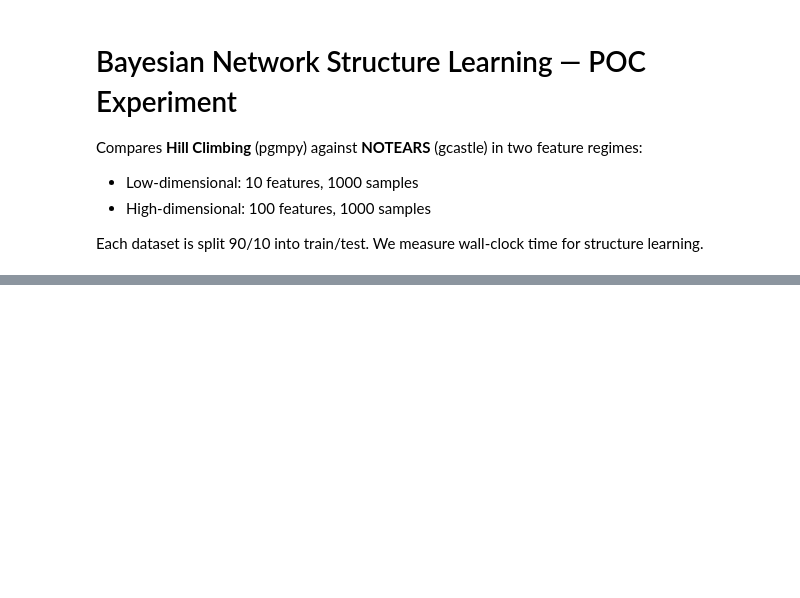
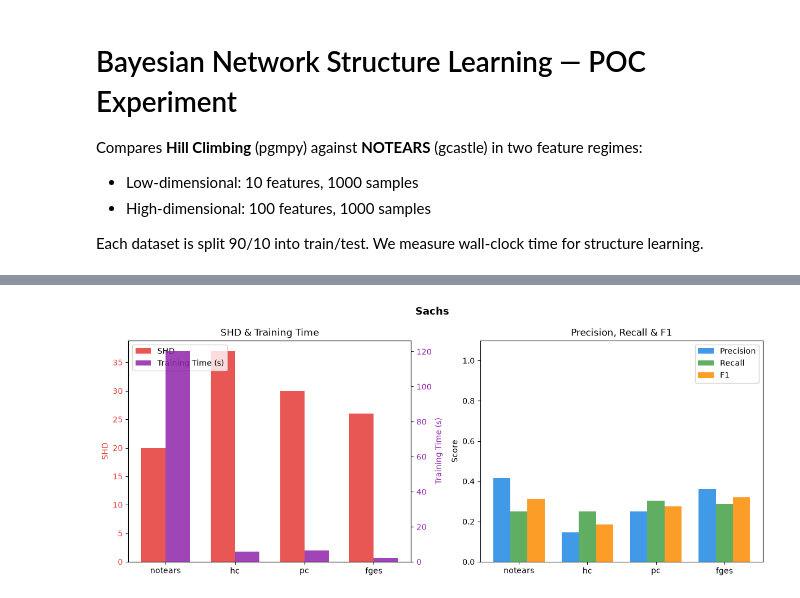
Before and after one commit to Tarekun/bayesian-continuous, a Jupyter notebook: experiment.ipynb, the cells around one changed output, grey strips where cells are left out. Cells and saved outputs as stored; diff of their text form; code cells hidden in the pictures; blank space fills up the shorter version.

```diff
--- a/experiment.ipynb
+++ b/experiment.ipynb
@@ -113,0 +80,14 @@ plt.show()
+# %%
+CHILD_SAMPLES = 10000
+child_df, child_dag  = load_child(CHILD_SAMPLES, seed=SEED)
+print(f"child: {child_df.shape[0]} samples, {child_df.shape[1]} nodes, {len(child_dag.edges())} true edges")
+
+child_notears_result = train_notears(child_df, lambda1=0.5, w_threshold=0.5)
+child_notears_metrics = graph_metrics(child_dag.edges, child_notears_result.edges)
+
+child_hc_result = train_hill_climbing(child_df)
+child_hc_metrics = graph_metrics(child_dag.edges, child_hc_result.edges)
+child_pc_result = train_pc(child_df, ci_test="pearsonr", significance_level=0.001, max_cond_vars=None)
+child_pc_metrics = graph_metrics(child_dag.edges, child_pc_result.edges)
+child_fges_result = train_fges(child_df, method="r2")
+child_fges_metrics = graph_metrics(child_dag.edges, child_fges_result.edges)
@@ -113,0 +116,86 @@ plt.show()
+# %%
+datasets = {
+    "Sachs": {
+        "notears": (sachs_notears_metrics,  sachs_notears_result.elapsed_s),
+        "hc":      (sachs_hc_metrics,       sachs_hc_result.elapsed_s),
+        "pc":      (sachs_pc_metrics,       sachs_pc_result.elapsed_s),
+        "fges":    (sachs_fges_metrics,     sachs_fges_result.elapsed_s),
+    },
+    "Cancer": {
+        "notears": (cancer_notears_metrics, cancer_notears_result.elapsed_s),
+        "hc":      (cancer_hc_metrics,      cancer_hc_result.elapsed_s),
+        "pc":      (cancer_pc_metrics,      cancer_pc_result.elapsed_s),
+        "fges":    (cancer_fges_metrics,    cancer_fges_result.elapsed_s),
+    },
+    "Child": {
+        "notears": (child_notears_metrics,  child_notears_result.elapsed_s),
+        "hc":      (child_hc_metrics,       child_hc_result.elapsed_s),
+        "pc":      (child_pc_metrics,       child_pc_result.elapsed_s),
+        "fges":    (child_fges_metrics,     child_fges_result.elapsed_s),
+    },
+}
+
+ALGORITHMS  = ["notears", "hc", "pc", "fges"]
+SHD_COLOR   = "#E53935"
+TIME_COLOR  = "#8E24AA"
+PRF_COLORS  = {"precision": "#1E88E5", "recall": "#43A047", "f1": "#FB8C00"}
+
+
+def _plot_dataset(title, algo_data):
+    fig, (ax_shd_time, ax_prf) = plt.subplots(1, 2, figsize=(12, 5))
+    fig.suptitle(title, fontsize=13, fontweight="bold")
+
+    x = np.arange(len(ALGORITHMS))
+    w = 0.35
+
+    # left: SHD (left axis) + training time (right axis)
+    ax_time = ax_shd_time.twinx()
+
+    shd_vals  = [algo_data[a][0]["shd"] for a in ALGORITHMS]
+    time_vals = [algo_data[a][1]        for a in ALGORITHMS]
+
+    b_shd  = ax_shd_time.bar(x - w / 2, shd_vals,  w, color=SHD_COLOR,  alpha=0.85, label="SHD")
+    b_time = ax_time.bar(    x + w / 2, time_vals, w, color=TIME_COLOR, alpha=0.85, label="Training Time (s)")
+
+    ax_shd_time.set_xticks(x)
+    ax_shd_time.set_xticklabels(ALGORITHMS)
+    ax_shd_time.set_ylabel("SHD",              color=SHD_COLOR)
+    ax_shd_time.tick_params(axis="y",           labelcolor=SHD_COLOR)
+    ax_time.set_ylabel("Training Time (s)",     color=TIME_COLOR)
+    ax_time.tick_params(axis="y",               labelcolor=TIME_COLOR)
+    ax_shd_time.set_title("SHD & Training Time")
+    ax_shd_time.legend(handles=[b_shd, b_time], loc="upper left")
+
+    # right: precision, recall, F1 ---
+    w3 = 0.25
+    offsets = [-w3, 0, w3]
+    for (metric, color), offset in zip(PRF_COLORS.items(), offsets):
+        vals = [algo_data[a][0][metric] for a in ALGORITHMS]
+        ax_prf.bar(x + offset, vals, w3, color=color, alpha=0.85, label=metric.capitalize())
+
+    ax_prf.set_xticks(x)
+    ax_prf.set_xticklabels(ALGORITHMS)
+    ax_prf.set_ylabel("Score")
+    ax_prf.set_ylim(0, 1.1)
+    ax_prf.set_title("Precision, Recall & F1")
+    ax_prf.legend()
+
+    fig.tight_layout()
+    plt.show()
+
+
+for name, algo_data in datasets.items():
+    _plot_dataset(name, algo_data)
+
+# aggregate figure
+avg_data = {
+    algo: (
+        {m: np.mean([datasets[ds][algo][0][m] for ds in datasets])
+         for m in ["shd", "precision", "recall", "f1"]},
+        np.mean([datasets[ds][algo][1] for ds in datasets]),
+    )
+    for algo in ALGORITHMS
+}
+_plot_dataset("Average (all datasets)", avg_data)
+# %% [output]
+[figure, added]
```
Also changed, not shown: parts of 13 cells of this notebook, 1 other file.
